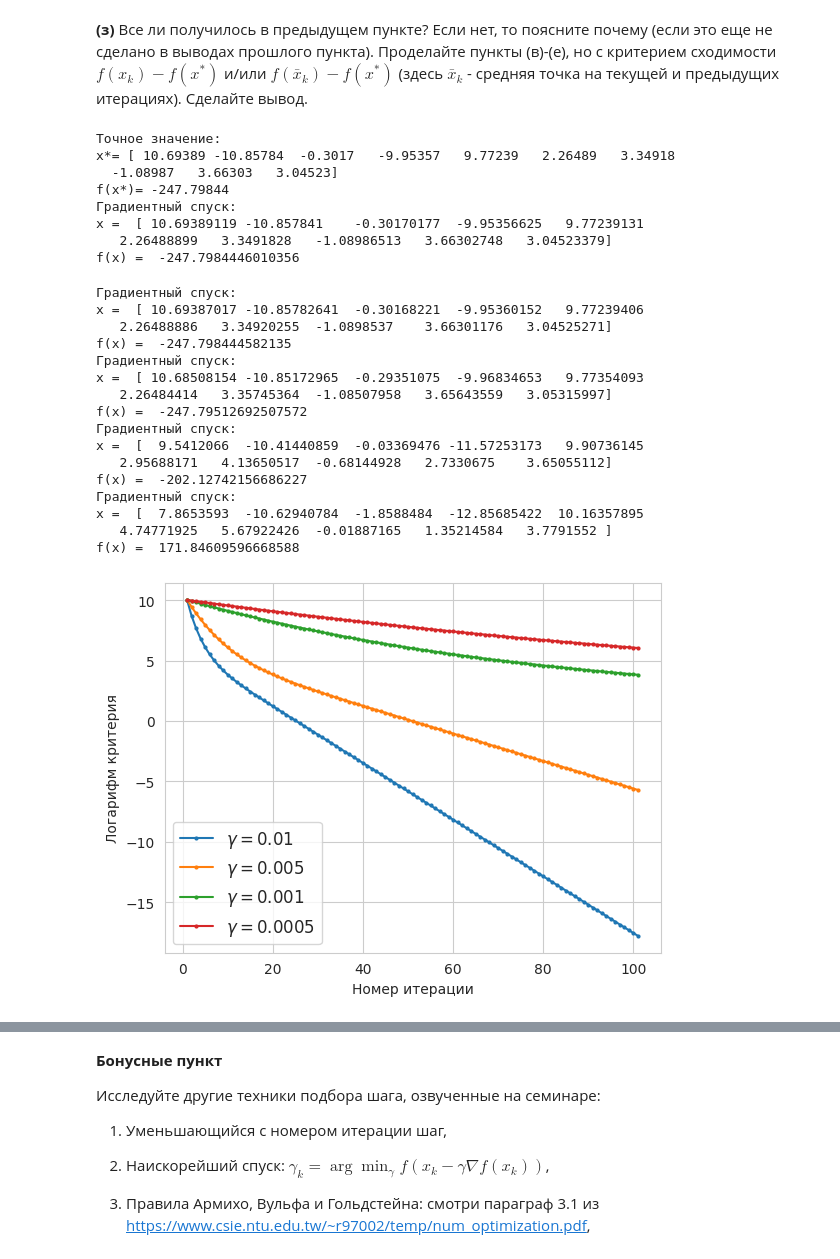
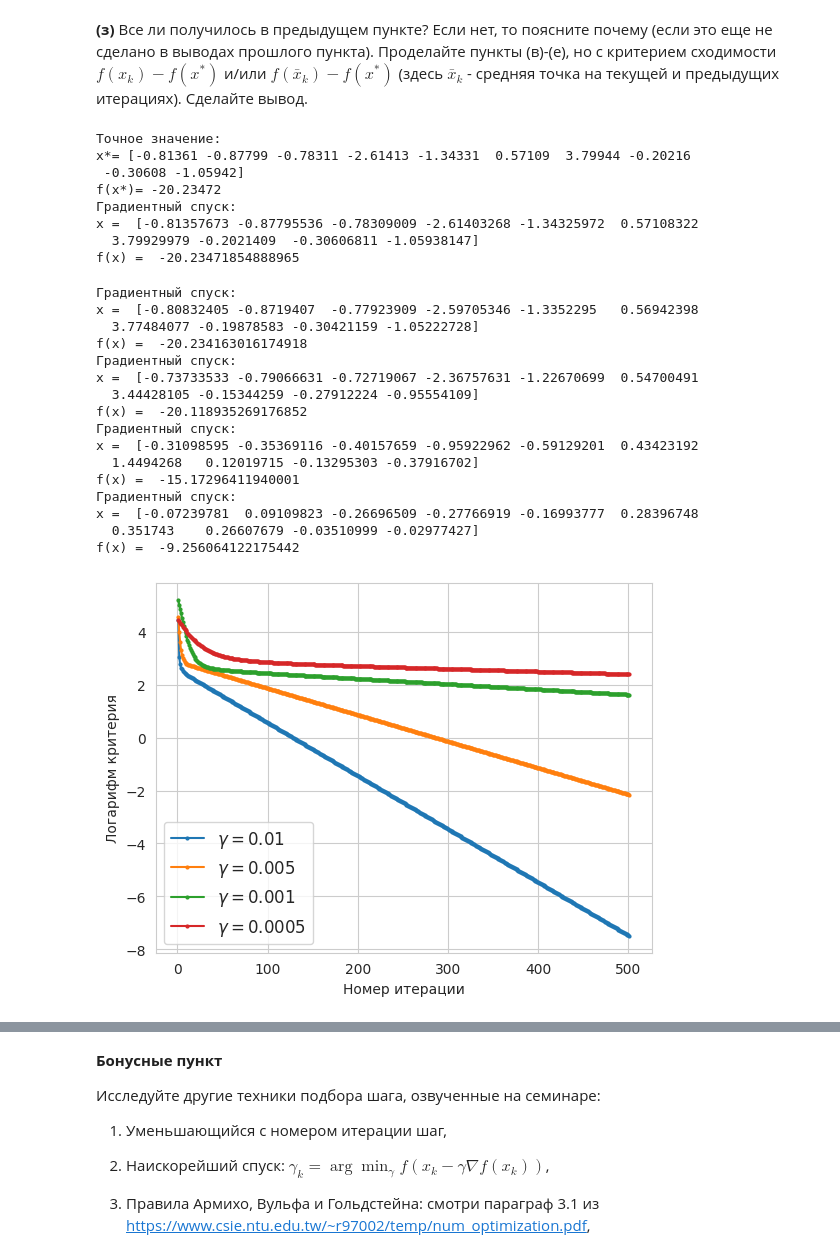
Before and after one commit to featztex/optimization, a Jupyter notebook: hw/Emelyanov_HW_1.ipynb, the cells around one changed output, grey strips where cells are left out. Drawn from its saved outputs; the diff is of its cells as text; code cells hidden in the pictures.

```diff
--- a/hw/Emelyanov_HW_1.ipynb
+++ b/hw/Emelyanov_HW_1.ipynb
@@ -228,8 +204,6 @@ plt.show()
 # %% [markdown]
 __(e)__ Попробуйте метод с разными шагами (но постоянными в одном запуске) $\gamma_k = \gamma$. Уменьшайте и увеличивайте шаг. Нанесите все новые запуски на график (теоретическую сходимость можно убрать).
 # %%
-#ответ
-
 gammas = [0.01, 0.005, 0.001, 0.0005]
 
 sb.set_style("whitegrid")
@@ -238,7 +212,7 @@ plt.xlabel(u"Номер итерации")
 plt.ylabel(u"Логарифм критерия")
 
 for gamma in gammas:
-    x_vals, _ = gd(x_0, gamma)
+    x_vals, _ = gd(gamma=gamma, A=A, b=b)
     err = [np.linalg.norm(x_vals[k] - y)**2 for k in range(len(x_vals))]
     xx = np.array(range(1, len(err) + 1))
     plt.plot(xx, np.log(err), marker='o', markersize=2, label = r"$\gamma = $" + str(gamma))
@@ -274,16 +248,16 @@ __(ж)__ Для задачи с $\mu = 0$ и $L = 1000$, проделайте т
 # %%
 #ответ
 d, m, L = 5, 0.001, 100
-A,b = generate(d, m, L)
+A1, b1 = generate(d, m, L)
 
-y = np.linalg.solve(A, b)
-print("Точное значение:\nx*=", np.round(y, 5), "\nf(x*)=", np.round(f(y), 5))
+y = np.linalg.solve(A1, b1)
+print("Точное значение:\nx*=", np.round(y, 5), "\nf(x*)=", np.round(f(y, A1, b1), 5))
 
-x_0 = b.copy()
-x_vals, f_vals = gd(x_0, gamma = 0.001)
+x_vals, f_vals = gd(gamma = 1/L, A=A1, b=b1)
 
 n = [i for i in range(len(x_vals))]
-err = [np.linalg.norm(x_vals[k] - y)**2 for k in range(len(x_vals))]
+err = [np.linalg.norm(f_vals[k] - f(y, A1, b1)) for k in range(len(x_vals))]
+
 plt.plot(n, err, 'darkblue', marker='o', markersize=4)
 plt.xlabel(u'Номер итерации')
 plt.ylabel(u'Значение критерия')
@@ -302,73 +277,69 @@ f(x) =  -37794.41402806199
 # %% [markdown]
 __(з)__ Все ли получилось в предыдущем пункте? Если нет, то поясните почему (если это еще не сделано в выводах прошлого пункта). Проделайте пункты (в)-(e), но с критерием сходимости $f(x_k) - f(x^*)$ и/или $f(\bar x_k) - f(x^*)$ (здесь $\bar x_k$ - средняя точка на текущей и предыдущих итерациях). Сделайте вывод.
 # %%
-#ответ
+# критерий:|f(x^k) - f(x^*)|, остановка по шагам
+def gd2(y, gamma=0.01, steps=1000, A=np.zeros((d, d)), b=np.zeros((d,))):
 
-# критерий -- |f(x^k) - f(x^*)|, остановка по шагам
-def gd2(x, y, gamma=0.01, steps=1000):
-    f_vals = [f(x)]
+    x = np.random.uniform(low=-1, high=1, size=(A.shape[0],))
     iters = [x]
-    err = [abs(f(x) - f(y))]
+    err = [abs(f(x, A, b) - f(y, A, b))]
 
     for k in range(steps):
-        x_0 = x
-        x = step(x_0, gamma)
-        f_vals.append(f(x))
+        x = x - gamma * grad(x, A, b)
         iters.append(x)
-        err.append(abs(f(x) - f(y)))
+        err.append(abs(f(x, A, b) - f(y, A, b)))
 
     x_opt = iters[-1]
-    f_opt = f_vals[-1]
+    f_opt = f(x_opt, A, b)
     print('Градиентный спуск:')
     print('x = ', x_opt, '\nf(x) = ', f_opt)
     return err
 
 d, m, L = 10, 1, 100
-A,b = generate(d, m, L)
+A, b = generate(d, m, L)
 y = np.linalg.solve(A, b)
 
-print("Точное значение:\nx*=", np.round(y, 5), "\nf(x*)=", np.round(f(y), 5))
-x_0 = b.copy()
-err = gd2(x_0, y)
+print("Точное значение:\nx*=", np.round(y, 5), "\nf(x*)=", np.round(f(y, A, b), 5))
+err = gd2(y, A=A, b=b)
 # %% [output]
 Точное значение:
-x*= [ 10.69389 -10.85784  -0.3017   -9.95357   9.77239   2.26489   3.34918
-  -1.08987   3.66303   3.04523]
-f(x*)= -247.79844
+x*= [-0.81361 -0.87799 -0.78311 -2.61413 -1.34331  0.57109  3.79944 -0.20216
+ -0.30608 -1.05942]
+f(x*)= -20.23472
 Градиентный спуск:
-x =  [ 10.69389119 -10.857841    -0.30170177  -9.95356625   9.77239131
-   2.26488899   3.3491828   -1.08986513   3.66302748   3.04523379]
-f(x) =  -247.7984446010356
+x =  [-0.81357673 -0.87795536 -0.78309009 -2.61403268 -1.34325972  0.57108322
+  3.79929979 -0.2021409  -0.30606811 -1.05938147]
+f(x) =  -20.23471854888965
 # %%
 gammas = [0.01, 0.005, 0.001, 0.0005]
 
 sb.set_style("whitegrid")
 
 plt.xlabel(u"Номер итерации")
 plt.ylabel(u"Логарифм критерия")
 
 for gamma in gammas:
-    err = gd2(x_0, y, gamma, steps=100)
+    err = gd2(y, gamma, steps=500, A=A, b=b)
     xx = np.array(range(1, len(err) + 1))
     plt.plot(xx, np.log(err), marker='o', markersize=2, label = r"$\gamma = $" + str(gamma))
 
 plt.legend(fontsize=12)
 plt.show()
 # %% [output]
 Градиентный спуск:
-x =  [ 10.69387017 -10.85782641  -0.30168221  -9.95360152   9.77239406
-   2.26488886   3.34920255  -1.0898537    3.66301176   3.04525271]
-f(x) =  -247.798444582135
+x =  [-0.80832405 -0.8719407  -0.77923909 -2.59705346 -1.3352295   0.56942398
+  3.77484077 -0.19878583 -0.30421159 -1.05222728]
+f(x) =  -20.234163016174918
 Градиентный спуск:
-x =  [ 10.68508154 -10.85172965  -0.29351075  -9.96834653   9.77354093
-   2.26484414   3.35745364  -1.08507958   3.65643559   3.05315997]
-f(x) =  -247.79512692507572
+x =  [-0.73733533 -0.79066631 -0.72719067 -2.36757631 -1.22670699  0.54700491
+  3.44428105 -0.15344259 -0.27912224 -0.95554109]
+f(x) =  -20.118935269176852
 Градиентный спуск:
-x =  [  9.5412066  -10.41440859  -0.03369476 -11.57253173   9.90736145
-   2.95688171   4.13650517  -0.68144928   2.7330675    3.65055112]
-f(x) =  -202.12742156686227
+x =  [-0.31098595 -0.35369116 -0.40157659 -0.95922962 -0.59129201  0.43423192
+  1.4494268   0.12019715 -0.13295303 -0.37916702]
+f(x) =  -15.17296411940001
 Градиентный спуск:
-x =  [  7.8653593  -10.62940784  -1.8588484  -12.85685422  10.16357895
-   4.74771925   5.67922426  -0.01887165   1.35214584   3.7791552 ]
-f(x) =  171.84609596668588
+x =  [-0.07239781  0.09109823 -0.26696509 -0.27766919 -0.16993777  0.28396748
+  0.351743    0.26607679 -0.03510999 -0.02977427]
+f(x) =  -9.256064122175442
-[figure, old version]
+[figure, new version]
```
Also changed, not shown: parts of 34 cells of this notebook.
